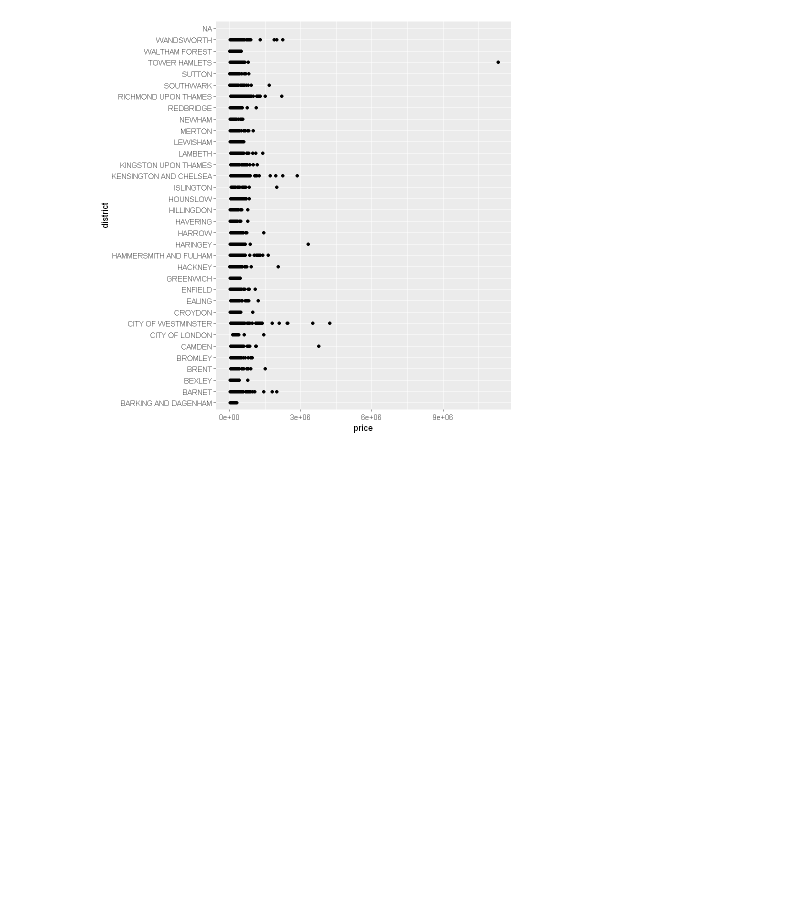
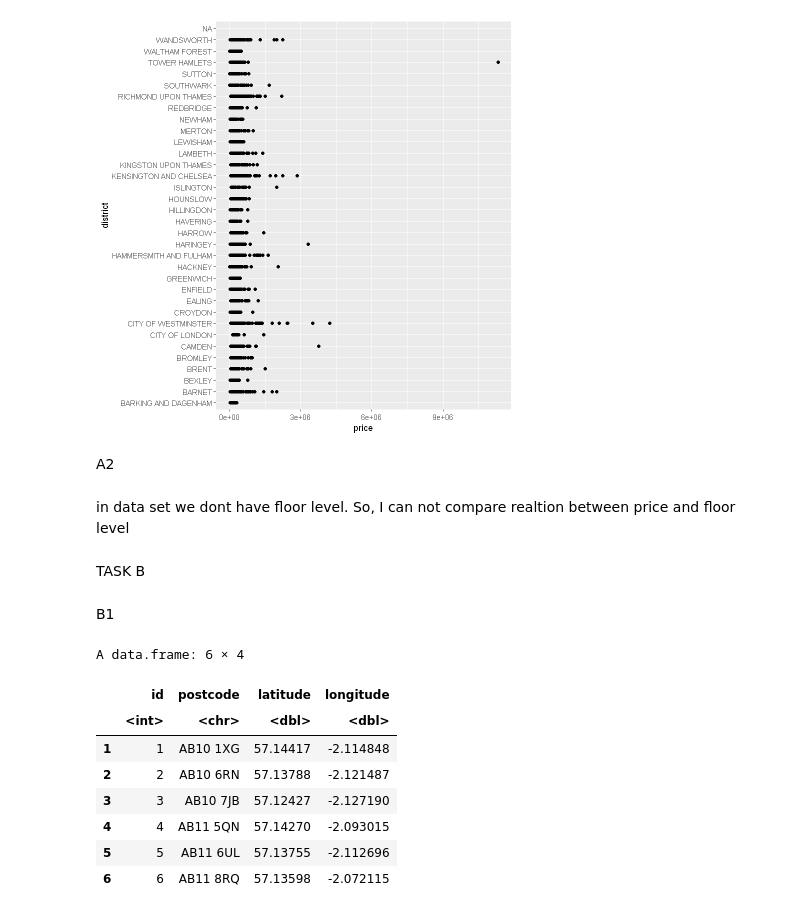
Before and after one commit to whatcanaysu/shinyapp, a Jupyter notebook: Final_Project_aysu.ipynb, the cells around one changed output. Cells and saved outputs as stored; diff of their text form; code cells hidden in the pictures; blank space fills up the shorter version.

Commit message:
task b1

```diff
--- a/Final_Project_aysu.ipynb
+++ b/Final_Project_aysu.ipynb
@@ -65,3 +70,11 @@ geom_point()
 Warning message:
 "Removed 2311 rows containing missing values (geom_point)."
 [figure]
+# %% [markdown]
+A2
+# %% [markdown]
+in data set we dont have floor level. So, I can not compare realtion between price and floor level
+# %% [markdown]
+TASK B
+# %% [markdown]
+B1
@@ -67,0 +83,12 @@ Warning message:
+# %%
+head(ukpostcodes)
+# %% [output]
+A data.frame: 6 × 4
+|  | id | postcode | latitude | longitude |
+|  | <int> | <chr> | <dbl> | <dbl> |
+| 1 | 1 | AB10 1XG | 57.14417 | -2.114848 |
+| 2 | 2 | AB10 6RN | 57.13788 | -2.121487 |
+| 3 | 3 | AB10 7JB | 57.12427 | -2.127190 |
+| 4 | 4 | AB11 5QN | 57.14270 | -2.093015 |
+| 5 | 5 | AB11 6UL | 57.13755 | -2.112696 |
+| 6 | 6 | AB11 8RQ | 57.13598 | -2.072115 |
```
Also changed, not shown: parts of 7 cells of this notebook.
